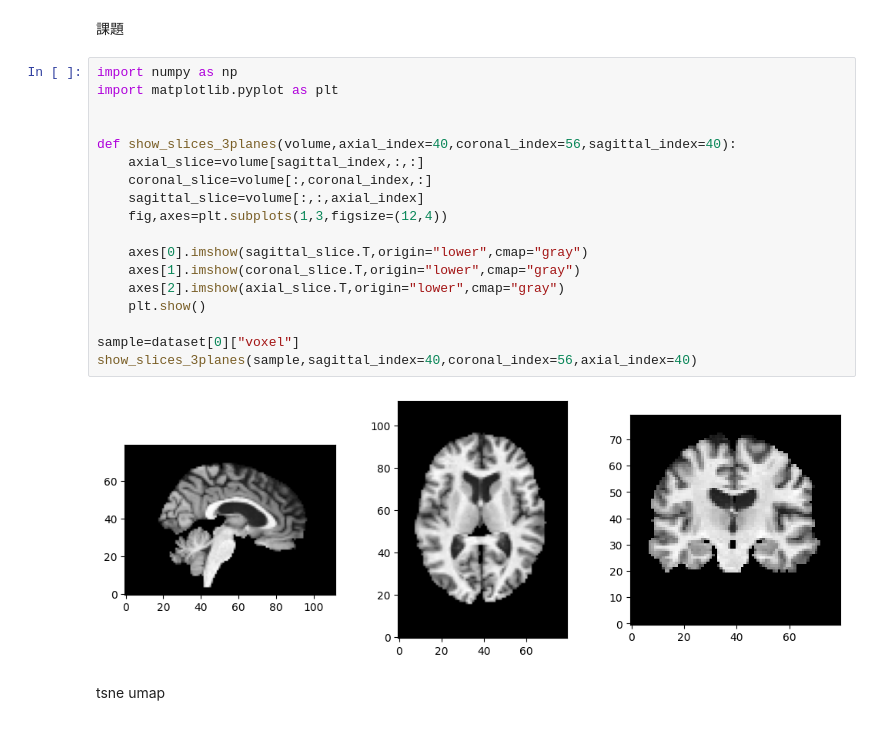
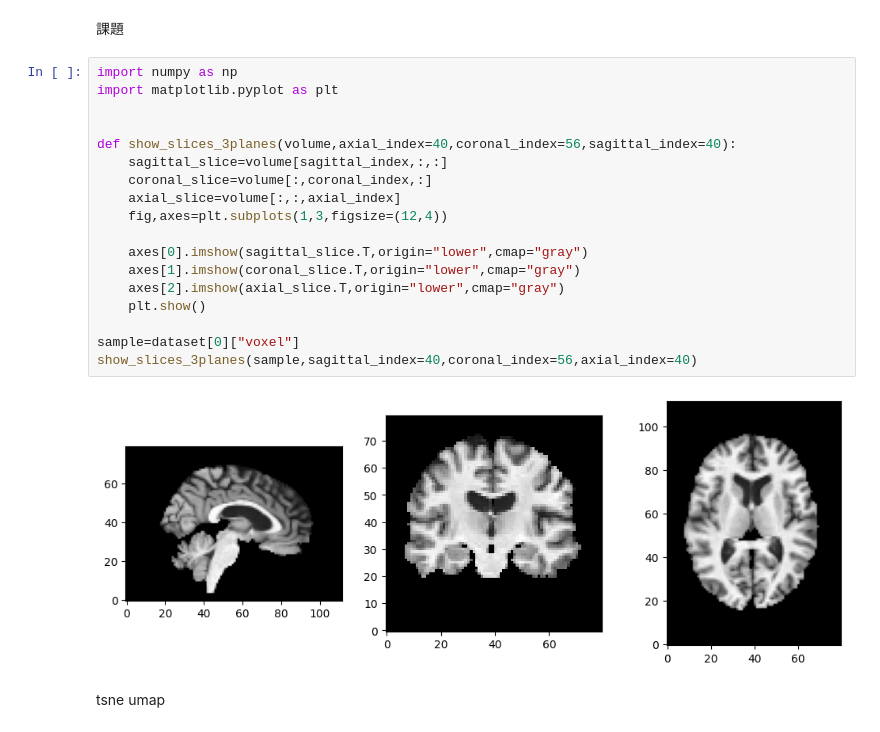
Before and after one commit to JayMin0227/medical-onbording, a Jupyter notebook: cnn.ipynb, the cells around one changed output. Saved outputs shown, nothing was run; the diff lists cells and outputs as text.

```diff
--- a/cnn.ipynb
+++ b/cnn.ipynb
@@ -395,23 +395,23 @@ RuntimeError: Parent directory ./log/output_cnn does not exist.
 # %%
 import numpy as np
 import matplotlib.pyplot as plt
 
 
 def show_slices_3planes(volume,axial_index=40,coronal_index=56,sagittal_index=40):
-    axial_slice=volume[sagittal_index,:,:]
+    sagittal_slice=volume[sagittal_index,:,:]
     coronal_slice=volume[:,coronal_index,:]
-    sagittal_slice=volume[:,:,axial_index]
+    axial_slice=volume[:,:,axial_index]
     fig,axes=plt.subplots(1,3,figsize=(12,4))
 
     axes[0].imshow(sagittal_slice.T,origin="lower",cmap="gray")
     axes[1].imshow(coronal_slice.T,origin="lower",cmap="gray")
     axes[2].imshow(axial_slice.T,origin="lower",cmap="gray")
     plt.show()
 
 sample=dataset[0]["voxel"]
 show_slices_3planes(sample,sagittal_index=40,coronal_index=56,axial_index=40)
 # %% [output]
-[figure, old version]
+[figure, new version]
 # %% [markdown]
 tsne umap
 # %%
```
Also changed, not shown: parts of 12 cells of this notebook.
